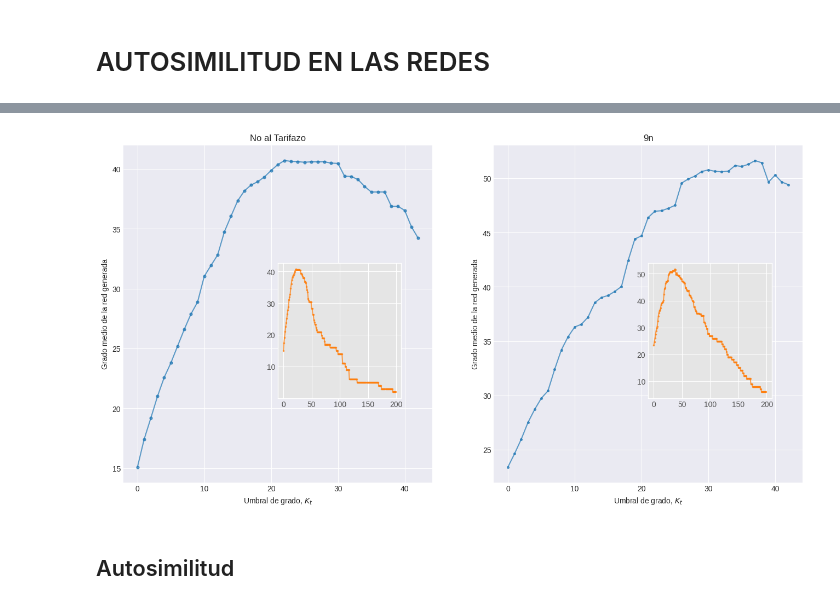
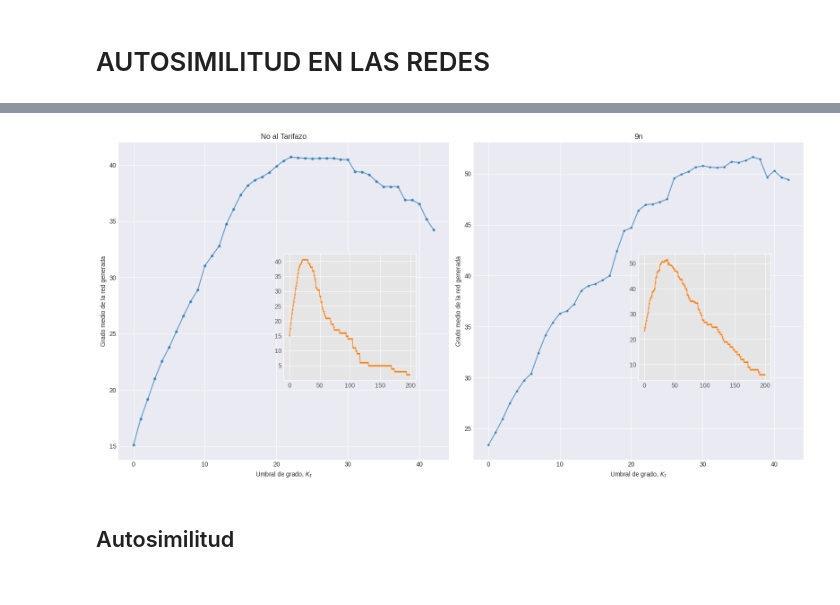
Before and after one commit to Manusua/TFM_Manuel_Suarez_Roman, a Jupyter notebook: Self similarity in graphs.ipynb, the cells around one changed output, grey strips where cells are left out. Drawn from its saved outputs; the diff is of its cells as text; code cells hidden in the pictures.

```diff
--- a/Self similarity in graphs.ipynb
+++ b/Self similarity in graphs.ipynb
@@ -428,34 +394,36 @@ fig, (ax1, ax2) = plt.subplots(1, 2)
 fig.set_size_inches(16,8)
 
 ax1.plot(list(dict_hora_nat.keys())[0:43], list(dict_hora_nat.values())[0:43], alpha=0.7)
 ax1.scatter(list(dict_hora_nat.keys())[0:43], list(dict_hora_nat.values())[0:43], s=12, alpha=alpha)
 ax1.set_title("No al Tarifazo")
 
 with plt.style.context('ggplot'):
     ax1_inset = ax1.inset_axes([0.5, 0.25, 0.4, 0.4])
     #ax1_inset = inset_axes(ax1, width="40%", height="40%", loc="center right")  # Dimensiones y ubicación del inset
     ax1_inset.plot(list(dict_hora_nat.keys()), list(dict_hora_nat.values()), alpha=0.7, c='#ff7f0e')
     ax1_inset.scatter(list(dict_hora_nat.keys()), list(dict_hora_nat.values()), s=4, alpha=alpha, c='#ff7f0e')
 
 ax2.plot(list(dict_hora_9n.keys())[0:43], list(dict_hora_9n.values())[0:43], alpha=alpha)
 ax2.scatter(list(dict_hora_9n.keys())[0:43], list(dict_hora_9n.values())[0:43], s=7, alpha=alpha)
 ax2.set_title("9n")
 
 with plt.style.context('ggplot'):
     ax2_inset = ax2.inset_axes([0.5, 0.25, 0.4, 0.4])
     #ax2_inset = inset_axes(ax2, width="40%", height="40%", loc="center right")  # Dimensiones y ubicación del inset
     ax2_inset.plot(list(dict_hora_9n.keys()), list(dict_hora_9n.values()), alpha=alpha, c='#ff7f0e')
     ax2_inset.scatter(list(dict_hora_9n.keys()), list(dict_hora_9n.values()), s=4, alpha=alpha, c='#ff7f0e')
     ax2_inset.get_xaxis().set_visible(True)
 
 ax1.set_ylabel("Grado medio de la red generada")
 ax1.set_xlabel("Umbral de grado, $K_t$")
 ax2.set_ylabel("Grado medio de la red generada")
 ax2.set_xlabel("Umbral de grado, $K_t$")
+
+plt.tight_layout()
 plt.savefig(plots_folder + "avg_deg.png")
 plt.show()
 # %% [output]
-[figure, old version]
+[figure, new version]
 # %% [markdown]
 ## Autosimilitud
 # %%
```
Also changed, not shown: parts of 37 cells of this notebook, 32 other files.
